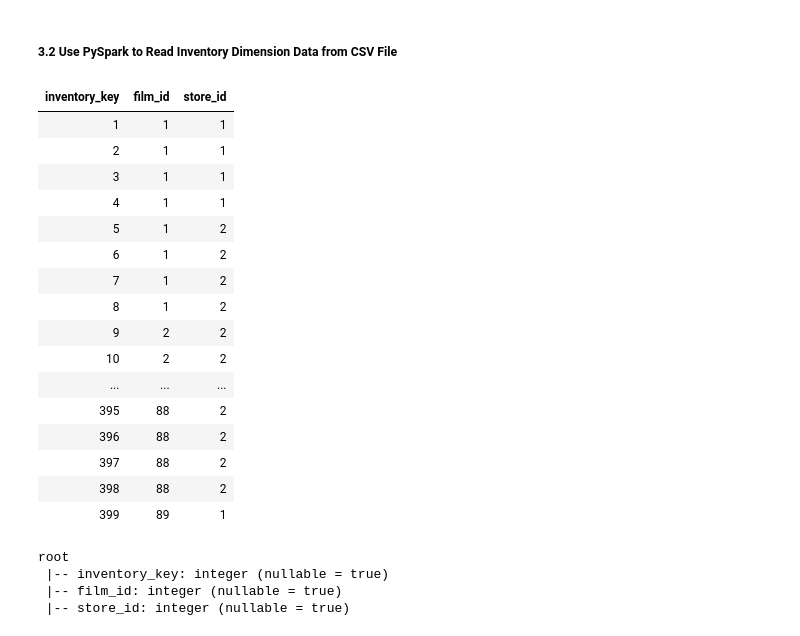
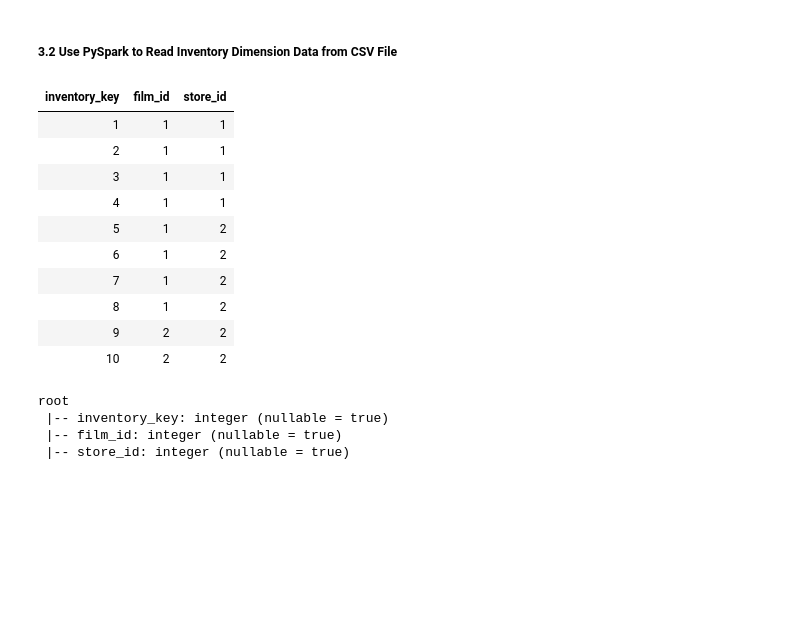
Before and after one commit to ecm8yu/DS2002---Capstone---ecm8yu, a Jupyter notebook: MassarelliEva-Capstone.ipynb, the cells around one changed output. Drawn from its saved outputs; the diff is of its cells as text; code cells hidden in the pictures; blank space fills up the shorter version.

```diff
--- a/MassarelliEva-Capstone.ipynb
+++ b/MassarelliEva-Capstone.ipynb
@@ -523,26 +518,20 @@ SELECT * FROM sakila_dlh.dim_stores LIMIT 2;
 # %%
 inventory_csv = f"{batch_dir}/Sakila_DimInventory.csv"
 
 df_inventory = spark.read.format('csv').options(header='true', inferSchema='true').load(inventory_csv)
-display(df_inventory)
+display(df_inventory.limit(10))
 # %% [output]
 | inventory_key | film_id | store_id |
 | 1 | 1 | 1 |
 | 2 | 1 | 1 |
 | 3 | 1 | 1 |
 | 4 | 1 | 1 |
 | 5 | 1 | 2 |
 | 6 | 1 | 2 |
 | 7 | 1 | 2 |
 | 8 | 1 | 2 |
 | 9 | 2 | 2 |
 | 10 | 2 | 2 |
-| ... | ... | ... |
-| 395 | 88 | 2 |
-| 396 | 88 | 2 |
-| 397 | 88 | 2 |
-| 398 | 88 | 2 |
-| 399 | 89 | 1 |
 # %%
 df_inventory.printSchema()
 # %% [output]
```
Also changed, not shown: parts of 9 cells of this notebook.
